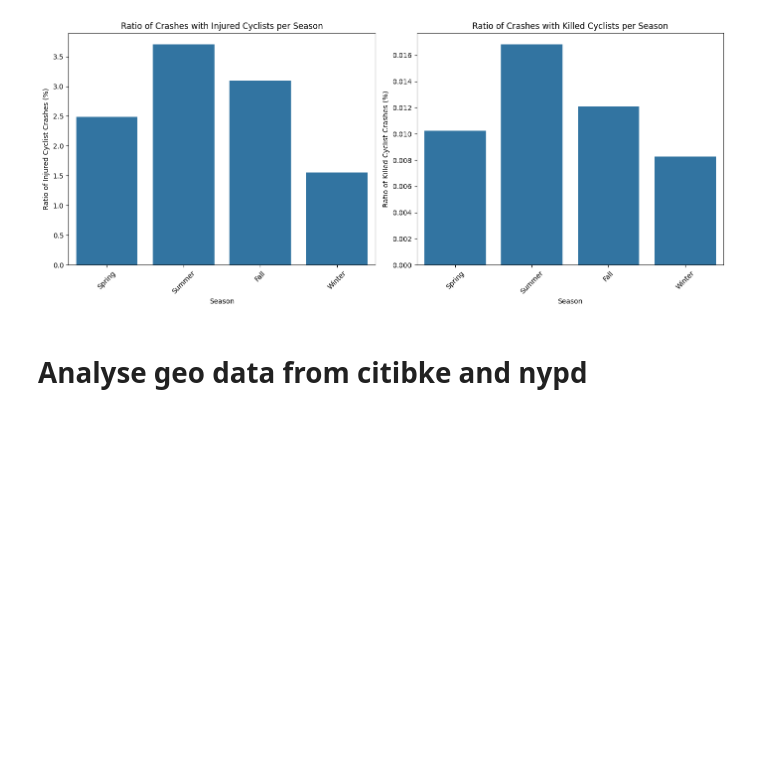
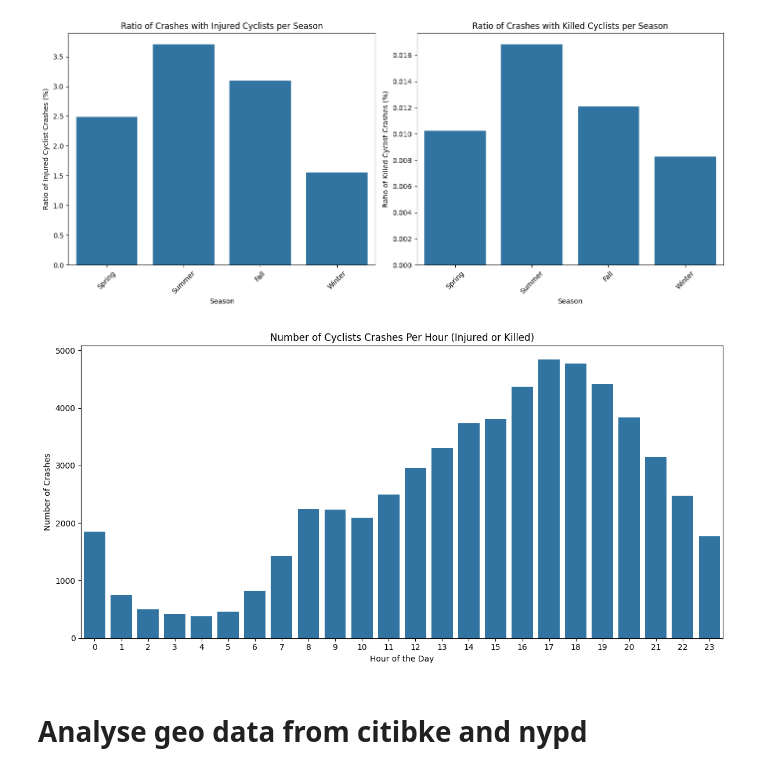
Before and after one commit to joris-de/coding-challenge-AXA, a Jupyter notebook: notebooks/Analysis.ipynb, the cells around one changed output. Drawn from its saved outputs; the diff is of its cells as text; code cells hidden in the pictures; blank space fills up the shorter version.

```diff
--- a/notebooks/Analysis.ipynb
+++ b/notebooks/Analysis.ipynb
@@ -1204,10 +1210,33 @@ def plot_seasonal(df):
     # Adjust layout
     plt.tight_layout()
     plt.show()
+
+def plot_hourly(df):
+
+    # Only crashes where cyclists were injured or killed
+    cyclist_crashes = df[(df['NUMBER OF CYCLIST INJURED'] > 0) | (df['NUMBER OF CYCLIST KILLED'] > 0)]
+
+    # Group by hour (extracted before)
+    hourly_cyclist_crashes = cyclist_crashes.groupby('CRASH TIME').size()
+
+    plt.figure(figsize=(12, 6))
+    sns.barplot(x=hourly_cyclist_crashes.index, y=hourly_cyclist_crashes.values)
+
+    # Add labels and title
+    plt.title('Number of Cyclists Crashes Per Hour (Injured or Killed)')
+    plt.xlabel('Hour of the Day')
+    plt.ylabel('Number of Crashes')
+    plt.xticks(range(0, 24))  # Ensure all 24 hours are shown
+    plt.tight_layout()
+    plt.show()
 # %%
 plot_seasonal(data_nypd)
 # %% [output]
 [figure]
+# %%
+plot_hourly(data_nypd)
+# %% [output]
+[figure, added]
 # %% [markdown]
 # Analyse geo data from citibke and nypd
 # %% [markdown]
```
Also changed, not shown: parts of 10 cells of this notebook.
